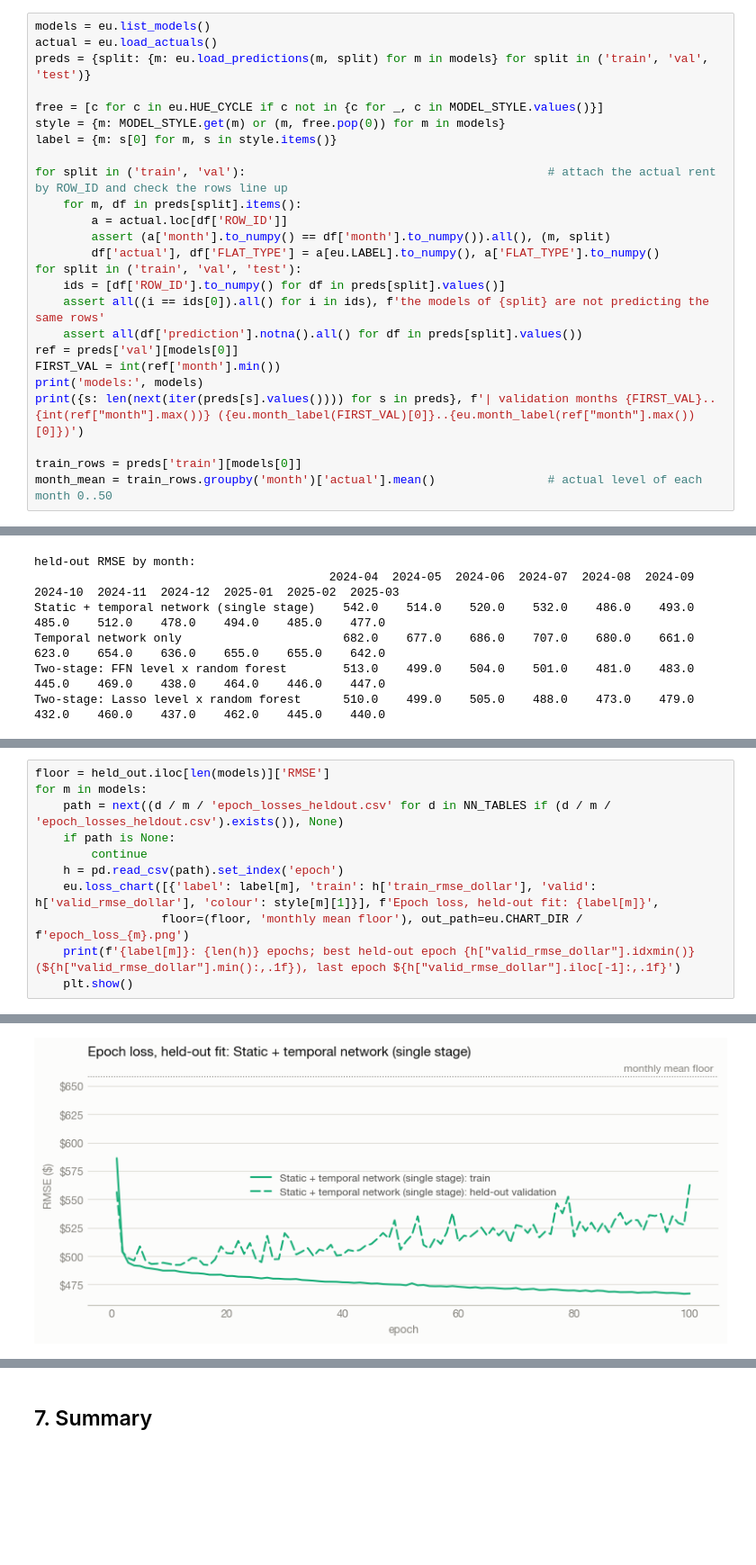
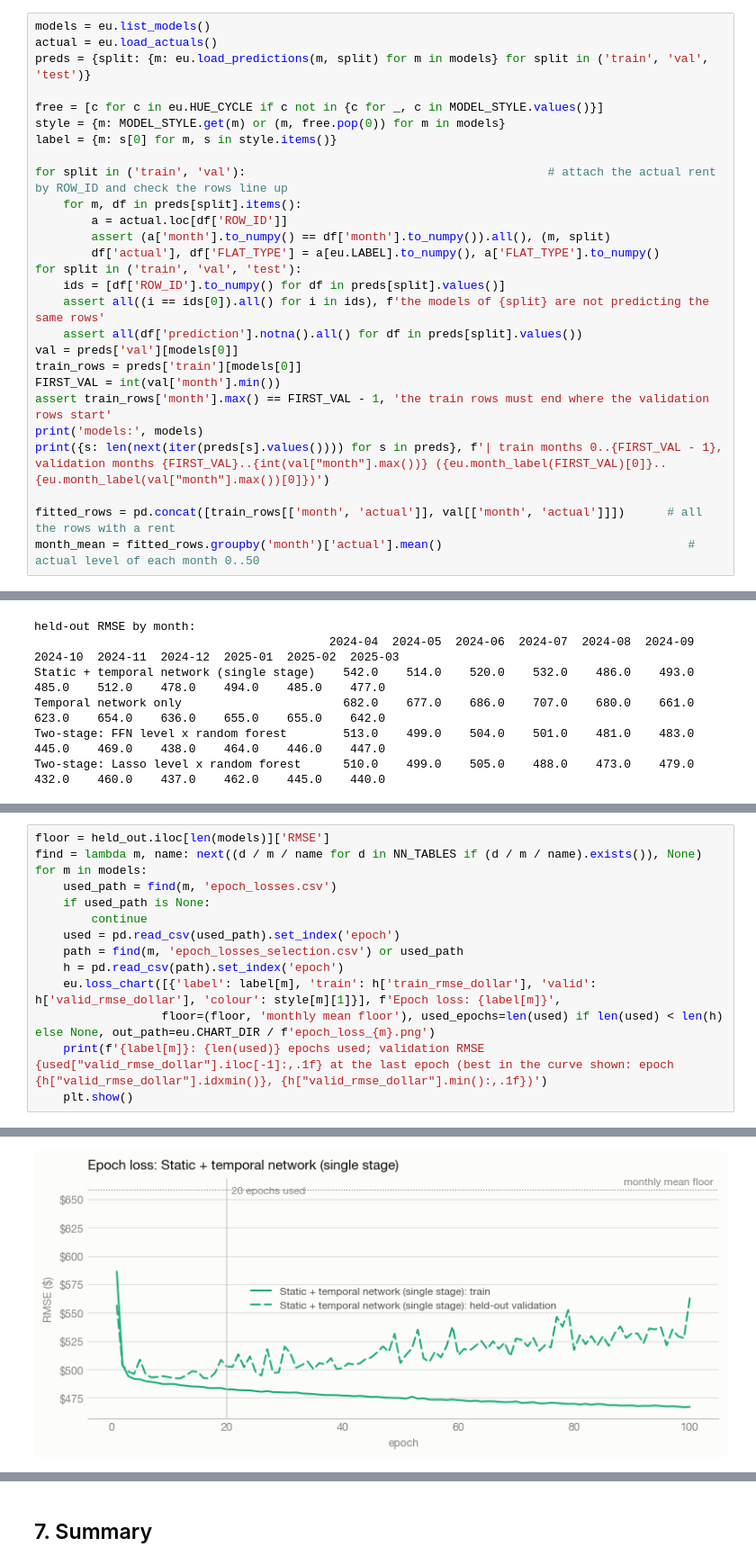
Before and after one commit to elijahkzy/CS5228-project, a Jupyter notebook: final_report/03_evaluation/evaluation.ipynb, the cells around one changed output, grey strips where cells are left out. Shown at 90% size. Drawn from its saved outputs; the diff is of its cells as text; blank space fills up the shorter version.

```diff
--- a/final_report/03_evaluation/evaluation.ipynb
+++ b/final_report/03_evaluation/evaluation.ipynb
@@ -56,12 +57,14 @@ for split in ('train', 'val', 'test'):
     ids = [df['ROW_ID'].to_numpy() for df in preds[split].values()]
     assert all((i == ids[0]).all() for i in ids), f'the models of {split} are not predicting the same rows'
     assert all(df['prediction'].notna().all() for df in preds[split].values())
-ref = preds['val'][models[0]]
-FIRST_VAL = int(ref['month'].min())
+val = preds['val'][models[0]]
+train_rows = preds['train'][models[0]]
+FIRST_VAL = int(val['month'].min())
+assert train_rows['month'].max() == FIRST_VAL - 1, 'the train rows must end where the validation rows start'
 print('models:', models)
-print({s: len(next(iter(preds[s].values()))) for s in preds}, f'| validation months {FIRST_VAL}..{int(ref["month"].max())} ({eu.month_label(FIRST_VAL)[0]}..{eu.month_label(ref["month"].max())[0]})')
+print({s: len(next(iter(preds[s].values()))) for s in preds}, f'| train months 0..{FIRST_VAL - 1}, validation months {FIRST_VAL}..{int(val["month"].max())} ({eu.month_label(FIRST_VAL)[0]}..{eu.month_label(val["month"].max())[0]})')
 
-train_rows = preds['train'][models[0]]
-month_mean = train_rows.groupby('month')['actual'].mean()                # actual level of each month 0..50
+fitted_rows = pd.concat([train_rows[['month', 'actual']], val[['month', 'actual']]])      # all the rows with a rent
+month_mean = fitted_rows.groupby('month')['actual'].mean()                                   # actual level of each month 0..50
 # %% [output]
 models: ['static_temporal_ffn', 'temporal_ffn', 'two_stage_ffn_rf', 'two_stage_lasso_rf']
@@ -201,12 +204,15 @@ The dotted line is the held-out RMSE of the monthly mean rent.
 # %%
 floor = held_out.iloc[len(models)]['RMSE']
+find = lambda m, name: next((d / m / name for d in NN_TABLES if (d / m / name).exists()), None)
 for m in models:
-    path = next((d / m / 'epoch_losses_heldout.csv' for d in NN_TABLES if (d / m / 'epoch_losses_heldout.csv').exists()), None)
-    if path is None:
+    used_path = find(m, 'epoch_losses.csv')
+    if used_path is None:
         continue
+    used = pd.read_csv(used_path).set_index('epoch')
+    path = find(m, 'epoch_losses_selection.csv') or used_path
     h = pd.read_csv(path).set_index('epoch')
-    eu.loss_chart([{'label': label[m], 'train': h['train_rmse_dollar'], 'valid': h['valid_rmse_dollar'], 'colour': style[m][1]}], f'Epoch loss, held-out fit: {label[m]}',
-                  floor=(floor, 'monthly mean floor'), out_path=eu.CHART_DIR / f'epoch_loss_{m}.png')
-    print(f'{label[m]}: {len(h)} epochs; best held-out epoch {h["valid_rmse_dollar"].idxmin()} (${h["valid_rmse_dollar"].min():,.1f}), last epoch ${h["valid_rmse_dollar"].iloc[-1]:,.1f}')
+    eu.loss_chart([{'label': label[m], 'train': h['train_rmse_dollar'], 'valid': h['valid_rmse_dollar'], 'colour': style[m][1]}], f'Epoch loss: {label[m]}',
+                  floor=(floor, 'monthly mean floor'), used_epochs=len(used) if len(used) < len(h) else None, out_path=eu.CHART_DIR / f'epoch_loss_{m}.png')
+    print(f'{label[m]}: {len(used)} epochs used; validation RMSE {used["valid_rmse_dollar"].iloc[-1]:,.1f} at the last epoch (best in the curve shown: epoch {h["valid_rmse_dollar"].idxmin()}, {h["valid_rmse_dollar"].min():,.1f})')
     plt.show()
 # %% [output]
@@ -214 +220 @@ Static + temporal network (single stage): 100 epochs; best held-out epoch 17 ($4
-[figure, old version]
+[figure, new version]
```
Also changed, not shown: parts of 13 cells of this notebook, 14 other files.
